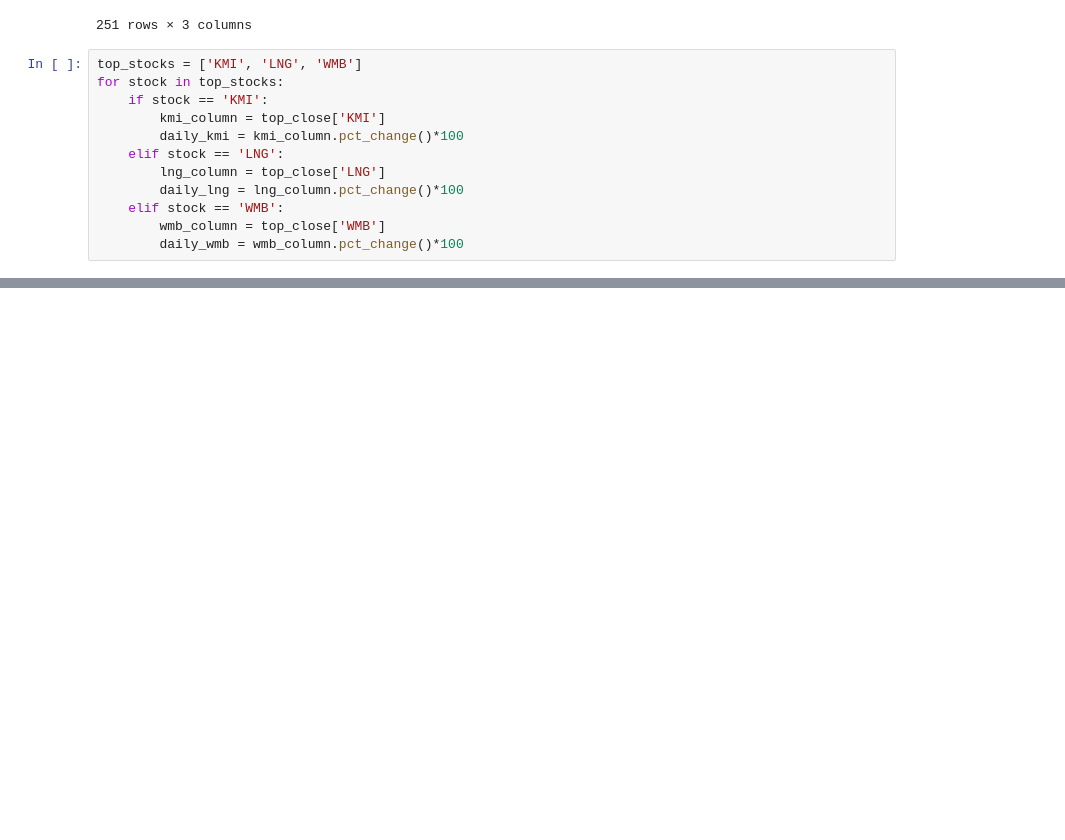
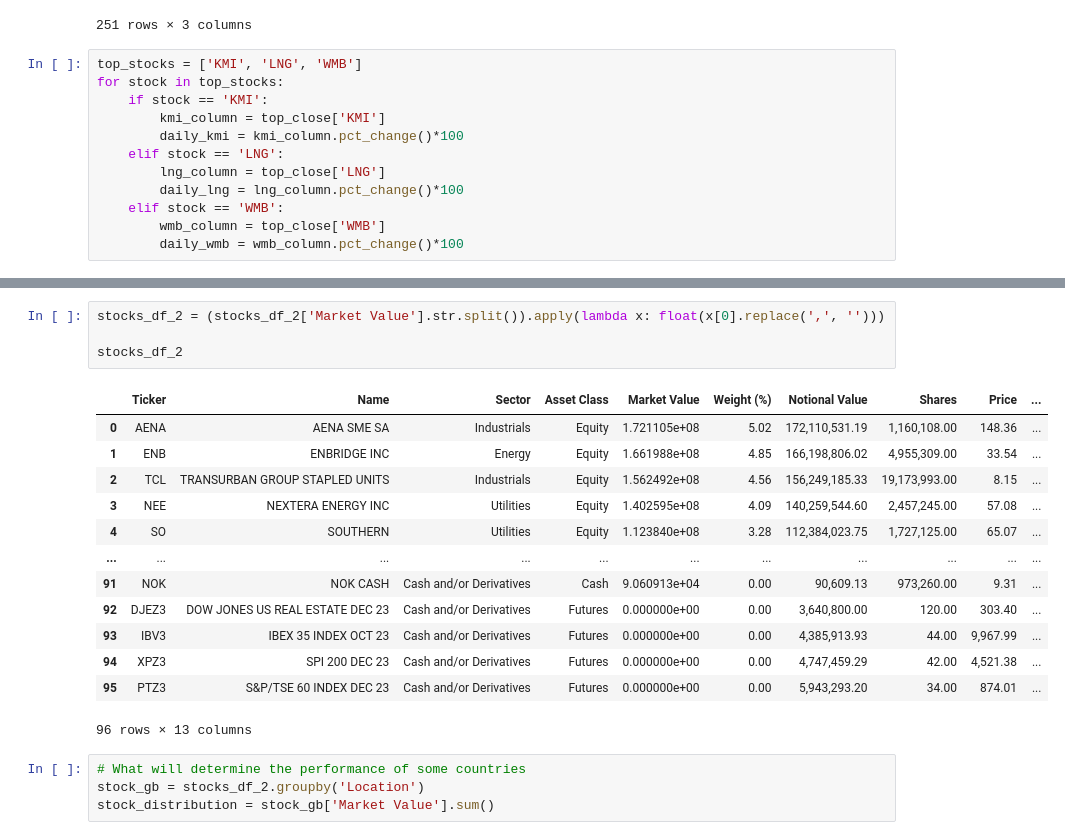
Before and after one commit to Glowary/project_1, a Jupyter notebook: Stock project.ipynb, the cells around one changed output, grey strips where cells are left out. Cells and saved outputs as stored; diff of their text form; blank space fills up the shorter version.

```diff
--- a/Stock project.ipynb
+++ b/Stock project.ipynb
@@ -173,0 +225,22 @@ True
+# %%
+stocks_df_2 = (stocks_df_2['Market Value'].str.split()).apply(lambda x: float(x[0].replace(',', '')))
+
+stocks_df_2
+# %% [output]
+|  | Ticker | Name | Sector | Asset Class | Market Value | Weight (%) | Notional Value | Shares | Price | ... |
+| 0 | AENA | AENA SME SA | Industrials | Equity | 1.721105e+08 | 5.02 | 172,110,531.19 | 1,160,108.00 | 148.36 | ... |
+| 1 | ENB | ENBRIDGE INC | Energy | Equity | 1.661988e+08 | 4.85 | 166,198,806.02 | 4,955,309.00 | 33.54 | ... |
+| 2 | TCL | TRANSURBAN GROUP STAPLED UNITS | Industrials | Equity | 1.562492e+08 | 4.56 | 156,249,185.33 | 19,173,993.00 | 8.15 | ... |
+| 3 | NEE | NEXTERA ENERGY INC | Utilities | Equity | 1.402595e+08 | 4.09 | 140,259,544.60 | 2,457,245.00 | 57.08 | ... |
+| 4 | SO | SOUTHERN | Utilities | Equity | 1.123840e+08 | 3.28 | 112,384,023.75 | 1,727,125.00 | 65.07 | ... |
+| ... | ... | ... | ... | ... | ... | ... | ... | ... | ... | ... |
+| 91 | NOK | NOK CASH | Cash and/or Derivatives | Cash | 9.060913e+04 | 0.00 | 90,609.13 | 973,260.00 | 9.31 | ... |
+| 92 | DJEZ3 | DOW JONES US REAL ESTATE DEC 23 | Cash and/or Derivatives | Futures | 0.000000e+00 | 0.00 | 3,640,800.00 | 120.00 | 303.40 | ... |
+| 93 | IBV3 | IBEX 35 INDEX OCT 23 | Cash and/or Derivatives | Futures | 0.000000e+00 | 0.00 | 4,385,913.93 | 44.00 | 9,967.99 | ... |
+| 94 | XPZ3 | SPI 200 DEC 23 | Cash and/or Derivatives | Futures | 0.000000e+00 | 0.00 | 4,747,459.29 | 42.00 | 4,521.38 | ... |
+| 95 | PTZ3 | S&P/TSE 60 INDEX DEC 23 | Cash and/or Derivatives | Futures | 0.000000e+00 | 0.00 | 5,943,293.20 | 34.00 | 874.01 | ... |
+96 rows × 13 columns
+# %%
+# What will determine the performance of some countries
+stock_gb = stocks_df_2.groupby('Location')
+stock_distribution = stock_gb['Market Value'].sum()
```
Also changed, not shown: parts of 17 cells of this notebook.
